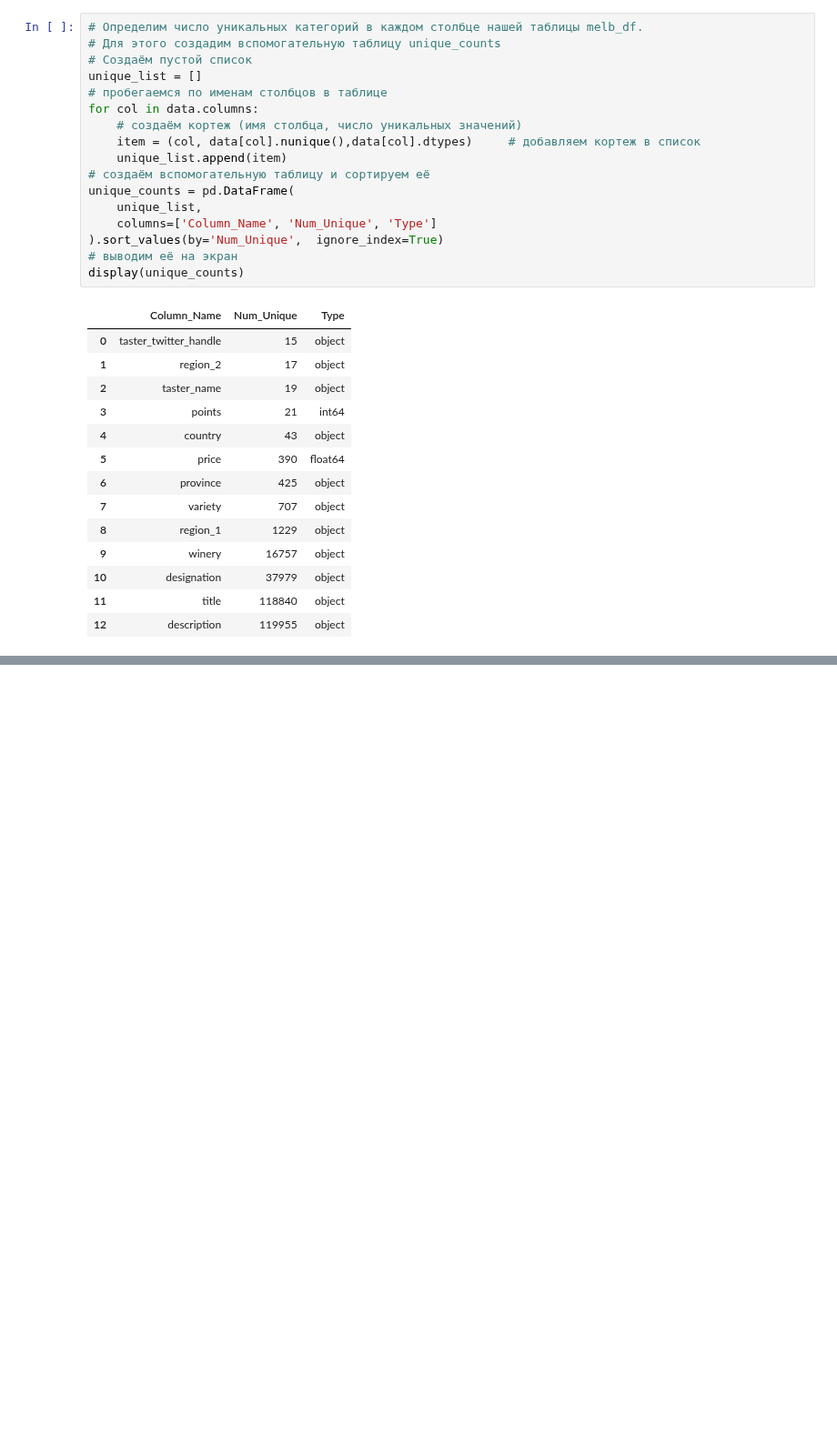
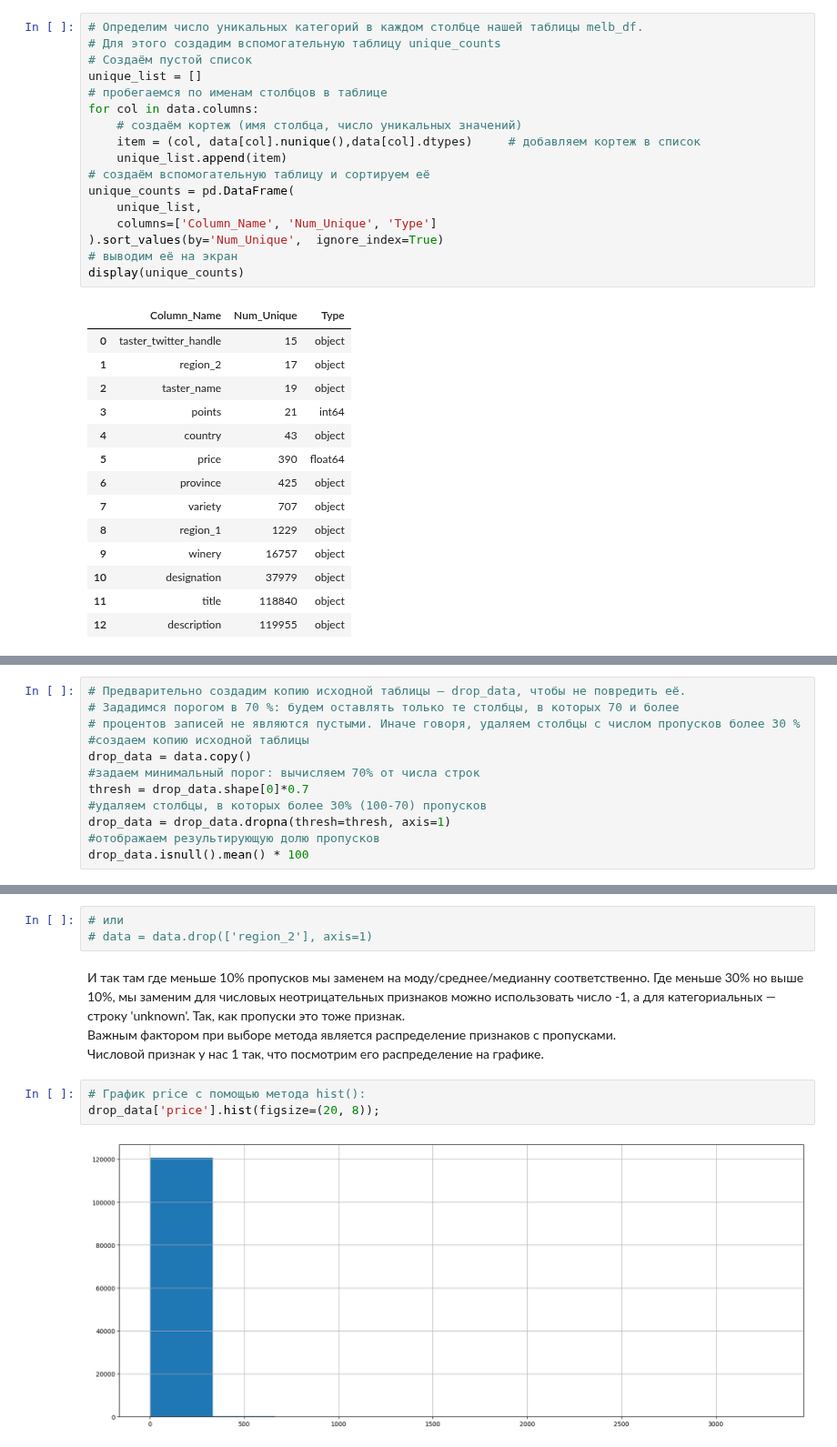
Before and after one commit to Serstefs/sfds, a Jupyter notebook: DS/EDA-1. Введение в разведывательный анализ данных. Алгоритмы и методы EDA/EDA-1. Введение в разведывательный анализ данных. Алгоритмы и методы EDA.ipynb, the cells around one changed output, grey strips where cells are left out. Shown at 91% size. Drawn from its saved outputs; the diff is of its cells as text; blank space fills up the shorter version.

```diff
--- a/DS/EDA-1. Введение в разведывательный анализ данных. Алгоритмы и методы EDA/EDA-1. Введение в разведывательный анализ данных. Алгоритмы и методы EDA.ipynb
+++ b/DS/EDA-1. Введение в разведывательный анализ данных. Алгоритмы и методы EDA/EDA-1. Введение в разведывательный анализ данных. Алгоритмы и методы EDA.ipynb
@@ -315,0 +405,12 @@ display(unique_counts)
+# %%
+# Предварительно создадим копию исходной таблицы — drop_data, чтобы не повредить её.
+# Зададимся порогом в 70 %: будем оставлять только те столбцы, в которых 70 и более
+# процентов записей не являются пустыми. Иначе говоря, удаляем столбцы с числом пропусков более 30 %
+#создаем копию исходной таблицы
+drop_data = data.copy()
+#задаем минимальный порог: вычисляем 70% от числа строк
+thresh = drop_data.shape[0]*0.7
+#удаляем столбцы, в которых более 30% (100-70) пропусков
+drop_data = drop_data.dropna(thresh=thresh, axis=1)
+#отображаем результирующую долю пропусков
+drop_data.isnull().mean() * 100
@@ -315,0 +431,12 @@ display(unique_counts)
+# %%
+# или
+# data = data.drop(['region_2'], axis=1)
+# %% [markdown]
+И так там где меньше 10% пропусков мы заменем на моду/среднее/медианну соответственно. Где меньше 30% но выше 10%, мы заменим для числовых неотрицательных признаков можно использовать число -1, а для категориальных — строку 'unknown'.  Так, как пропуски это тоже признак.
+Важным фактором при выборе метода является распределение признаков с пропусками.
+Числовой признак у нас 1 так, что посмотрим его распределение на графике.
+# %%
+# График price c помощью метода hist():
+drop_data['price'].hist(figsize=(20, 8));
+# %% [output]
+[figure, added]
```
Also changed, not shown: parts of 24 cells of this notebook, 2 other files.
